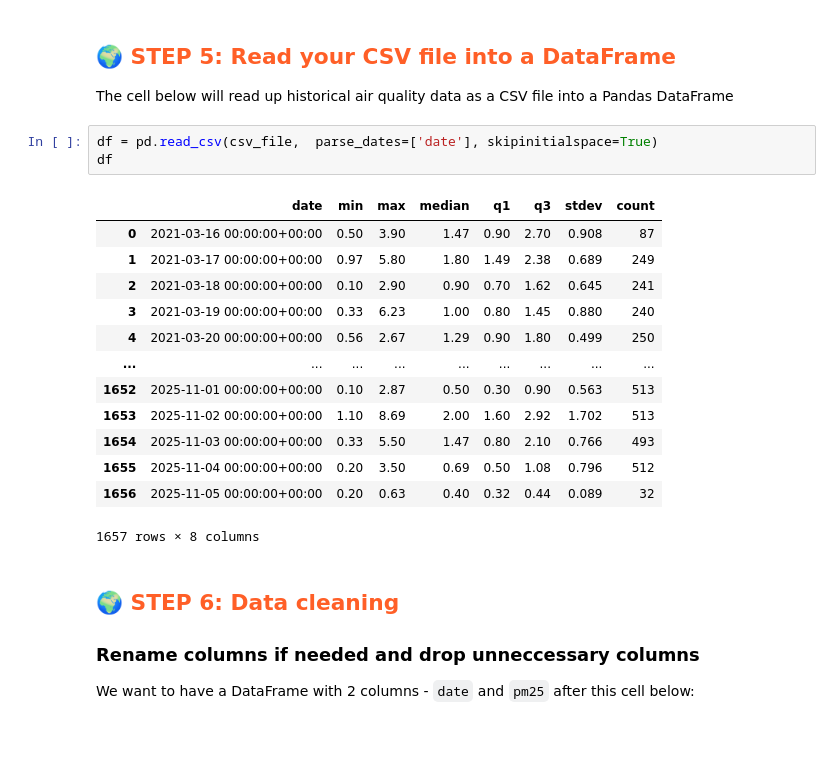
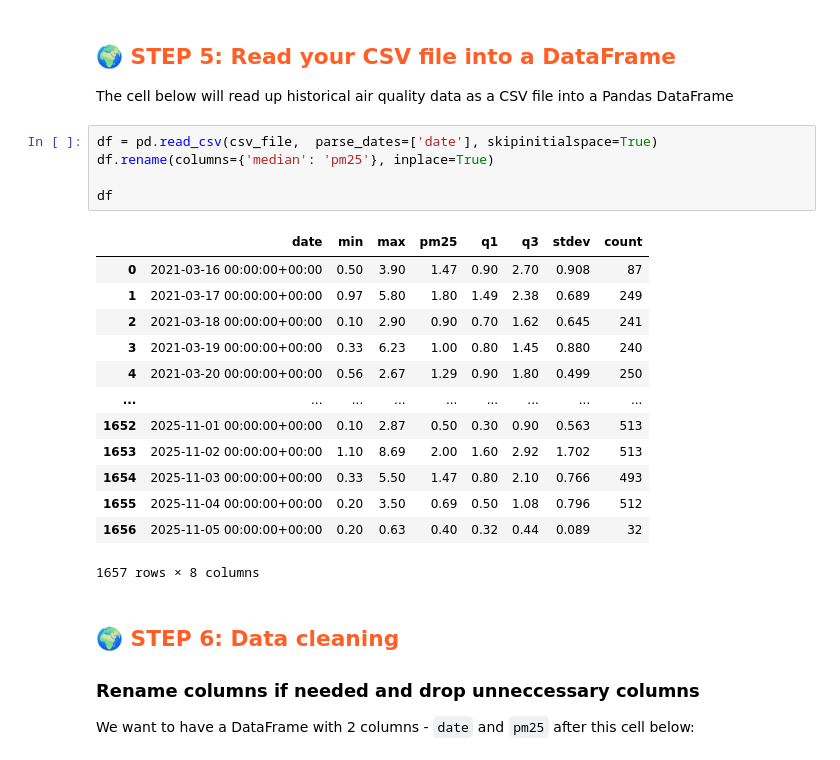
Before and after one commit to Jeppcode/mlfs-book, a Jupyter notebook: notebooks/airquality/1_air_quality_feature_backfill.ipynb, the cells around one changed output. Saved outputs shown, nothing was run; the diff lists cells and outputs as text.

```diff
--- a/notebooks/airquality/1_air_quality_feature_backfill.ipynb
+++ b/notebooks/airquality/1_air_quality_feature_backfill.ipynb
@@ -246,9 +246,11 @@ aq_today_df.head()
 The cell below will read up historical air quality data as a CSV file into a Pandas DataFrame
 # %%
 df = pd.read_csv(csv_file,  parse_dates=['date'], skipinitialspace=True)
+df.rename(columns={'median': 'pm25'}, inplace=True)
+
 df
 # %% [output]
-|  | date | min | max | median | q1 | q3 | stdev | count |
+|  | date | min | max | pm25 | q1 | q3 | stdev | count |
 | 0 | 2021-03-16 00:00:00+00:00 | 0.50 | 3.90 | 1.47 | 0.90 | 2.70 | 0.908 | 87 |
 | 1 | 2021-03-17 00:00:00+00:00 | 0.97 | 5.80 | 1.80 | 1.49 | 2.38 | 0.689 | 249 |
 | 2 | 2021-03-18 00:00:00+00:00 | 0.10 | 2.90 | 0.90 | 0.70 | 1.62 | 0.645 | 241 |
```
Also changed, not shown: parts of 11 cells of this notebook.
